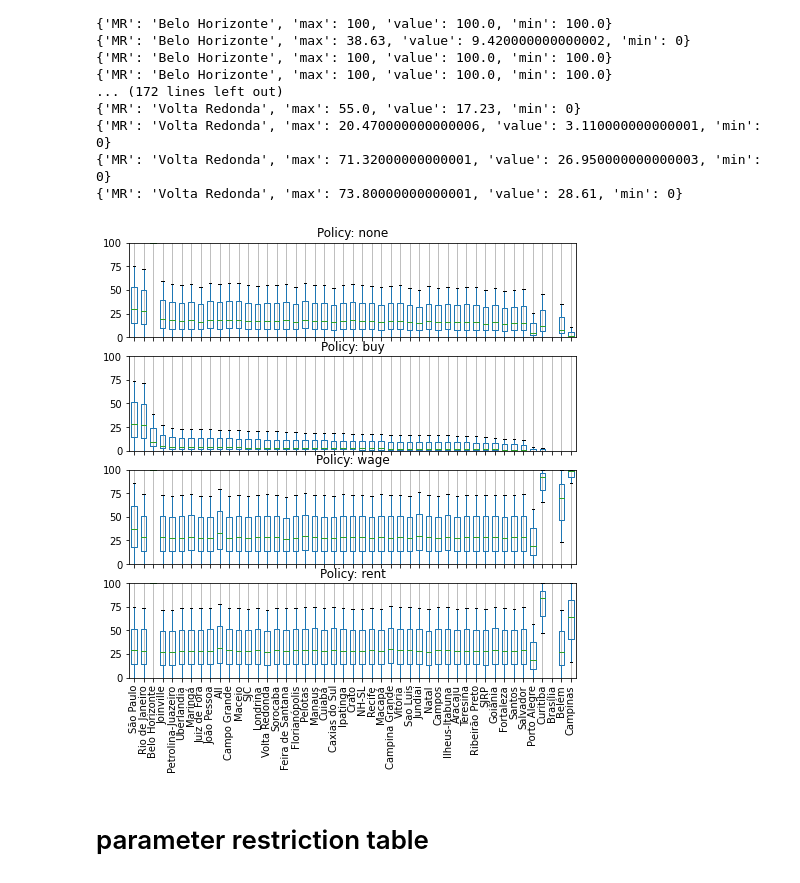
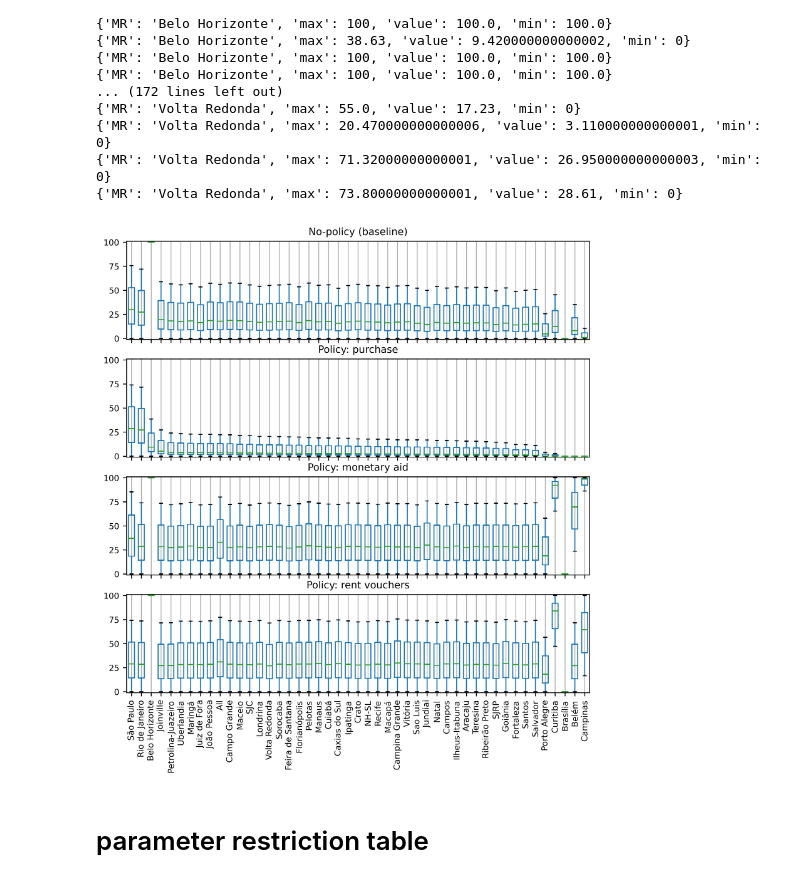
Before and after one commit to BAFurtado/MLsimulatesABMtowardsPolicy_outdated, a Jupyter notebook: analysis/Tables.ipynb, the cells around one changed output. Saved outputs shown, nothing was run; the diff lists cells and outputs as text; code cells hidden in the pictures.

Commit message:
boxplot figure done, parameter restriction table also done

```diff
--- a/analysis/Tables.ipynb
+++ b/analysis/Tables.ipynb
@@ -308,37 +398,39 @@ _dict['Policy: buy'].sort_values(ascending=False, by='value', inplace=True)
 # %%
 ### in matplotlib
 
 _dict['Policy: buy'].sort_values(ascending=False, by='value', inplace=True)
 
-fig, axes = plt.subplots(nrows=4, ncols=1, squeeze=True, figsize=(8, 8))
+fig, axes = plt.subplots(nrows=4, ncols=1, figsize=(8,8), dpi=600)
 
-plt.subplot(4, 1, 2).set_title('Policy: buy')
-plt.ylim((0, 100))
+plt.rcParams.update({'font.size': 8})
+
+plt.subplot(4, 1, 2).set_title('Policy: purchase')
+plt.ylim((-1, 101))
 _dict['Policy: buy'].set_index('MR').T.boxplot(widths = 0.6, column=list(_dict['Policy: buy']['MR'])).set(xticklabels=[])
 plt.grid(visible=False, axis='y')
 
-plt.subplot(4, 1, 1).set_title('Policy: none')
-plt.ylim((0, 100))
+plt.subplot(4, 1, 1).set_title('No-policy (baseline)')
+plt.ylim((-1, 101))
 _dict['Policy: none'].set_index('MR').T.boxplot(widths = 0.6, column=list(_dict['Policy: buy']['MR'])).set(xticklabels=[])
 plt.grid(visible=False, axis='y')
 
-plt.subplot(4, 1, 3).set_title('Policy: wage')
-plt.ylim((0, 100))
+plt.subplot(4, 1, 3).set_title('Policy: monetary aid')
+plt.ylim((-1, 101))
 _dict['Policy: wage'].set_index('MR').T.boxplot(widths = 0.6, column=list(_dict['Policy: buy']['MR'])).set(xticklabels=[])
 plt.grid(visible=False, axis='y')
 
-plt.subplot(4, 1, 4).set_title('Policy: rent')
-plt.ylim((0, 100))
+plt.subplot(4, 1, 4).set_title('Policy: rent vouchers')
+plt.ylim((-1, 101))
 _dict['Policy: rent'].set_index('MR').T.boxplot(widths = 0.6, column=list(_dict['Policy: buy']['MR']))
 
 plt.xticks(rotation=90)
 plt.grid(visible=False, axis='y')
 
 
 plt.savefig(f'../text/figures/boxplot.png', bbox_inches='tight', transparent=True)
 plt.show()
 # %% [output]
-[figure, old version]
+[figure, new version]
 # %% [markdown]
 # parameter restriction table
 # %%
```
Also changed, not shown: parts of 10 cells of this notebook, 1 other file.
